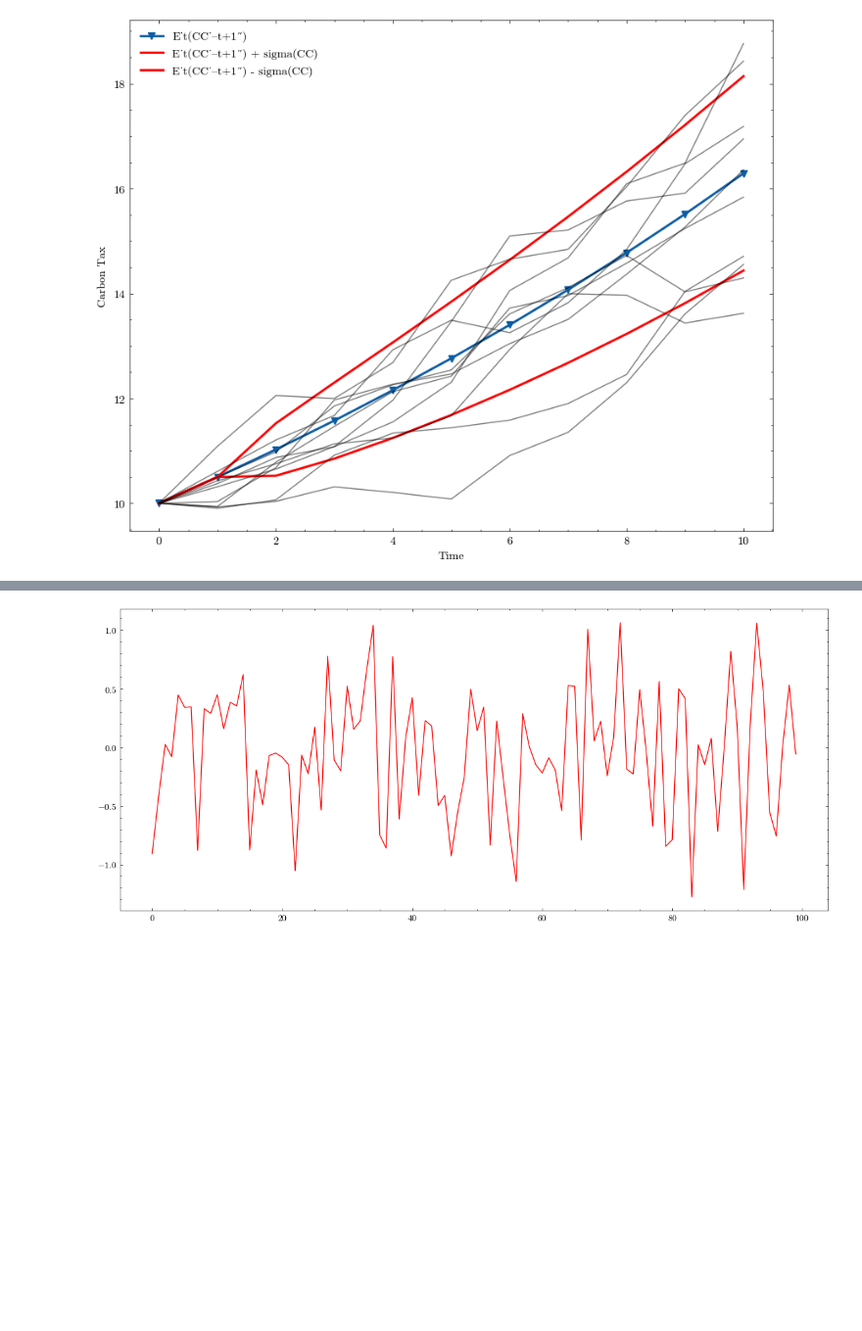
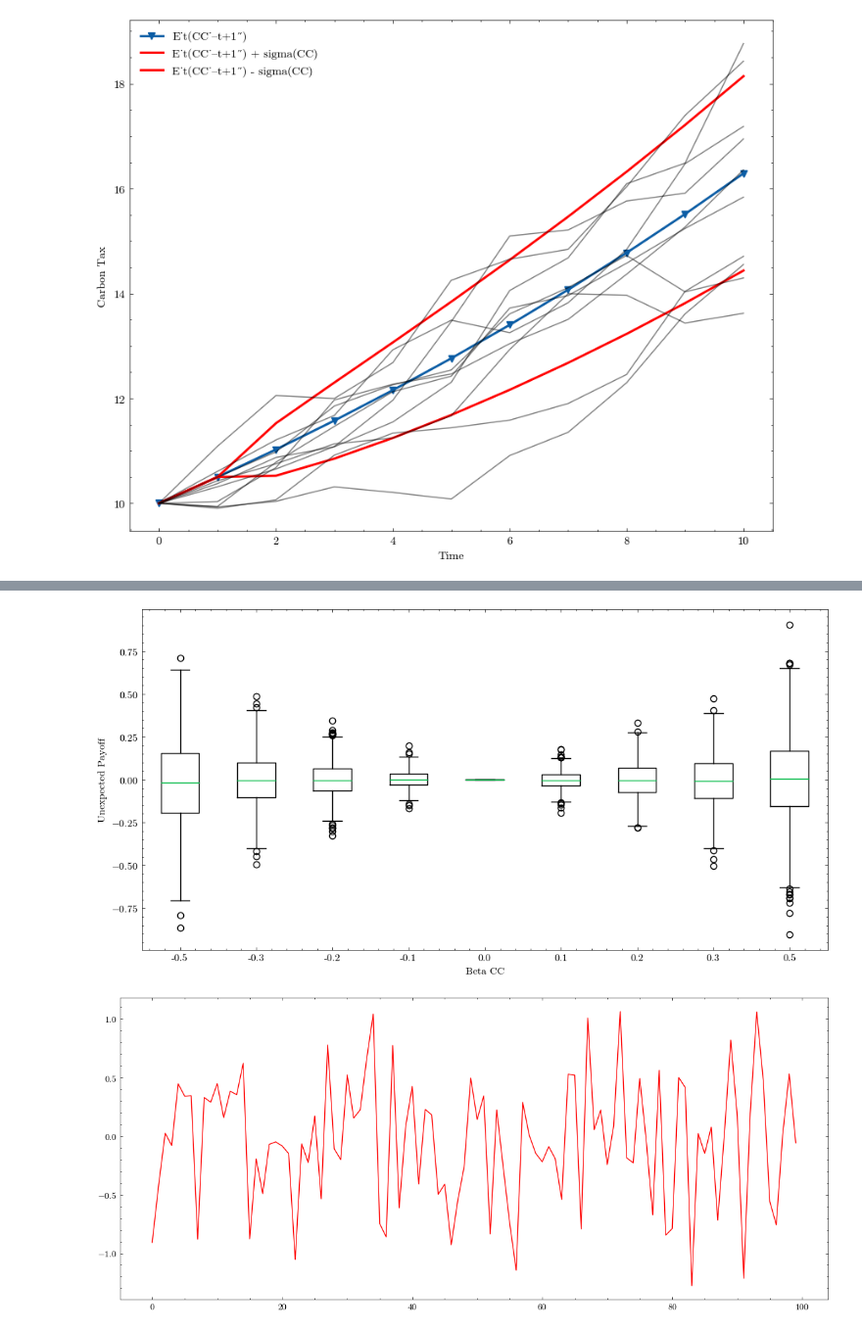
Before and after one commit to tlorans/climateriskassetpricing, a Jupyter notebook: codes/chapter01.ipynb, the cells around one changed output, grey strips where cells are left out. Shown: that part at 98% size. Cells and saved outputs as stored; diff of their text form; code cells hidden in the pictures; blank space fills up the shorter version.

```diff
--- a/codes/chapter01.ipynb
+++ b/codes/chapter01.ipynb
@@ -173,3 +204,35 @@ plt.show()
+# %%
+import numpy as np
+import matplotlib.pyplot as plt
+
+# Parameters
+sigma_cc = 0.5  # Standard deviation of the white noise in carbon tax
+phi = 1.05  # AR(1) coefficient for carbon tax
+beta_cc_values = [-0.5, -0.3, -0.2, -0.1, 0.0, 0.1, 0.2, 0.3, 0.5]  # Different values of beta_cc for comparison
+num_simulations = 1000  # Number of simulations
+CC_t = 10  # Current carbon tax
+
+# Initialize lists to store unexpected payoffs
+unexpected_payoffs = []
+
+# Simulate the process for different values of beta_cc
+for beta_cc in beta_cc_values:
+    unexpected_payoff = np.zeros(num_simulations)
+    for i in range(num_simulations):
+        CC_t1 = phi * CC_t + np.random.normal(0, sigma_cc)
+        unexpected_payoff[i] = beta_cc * (CC_t1 - phi * CC_t)
+    unexpected_payoffs.append(unexpected_payoff)
+
+# Create a box plot of the unexpected payoffs for different values of beta_cc
+plt.figure(figsize=(12, 6))
+plt.boxplot(unexpected_payoffs, positions=range(len(beta_cc_values)), widths=0.5)
+plt.xticks(ticks=range(len(beta_cc_values)), labels=beta_cc_values)
+plt.xlabel('Beta CC')
+plt.ylabel('Unexpected Payoff')
+plt.savefig('../images/chapter01/unexpected_payoff_beta_cc.png', dpi=300)
+plt.show()
+# %% [output]
+[figure, added]
 # %%
 import numpy as np
 import matplotlib.pyplot as plt
```
Also changed, not shown: parts of 1 cell of this notebook, 8 other files.
